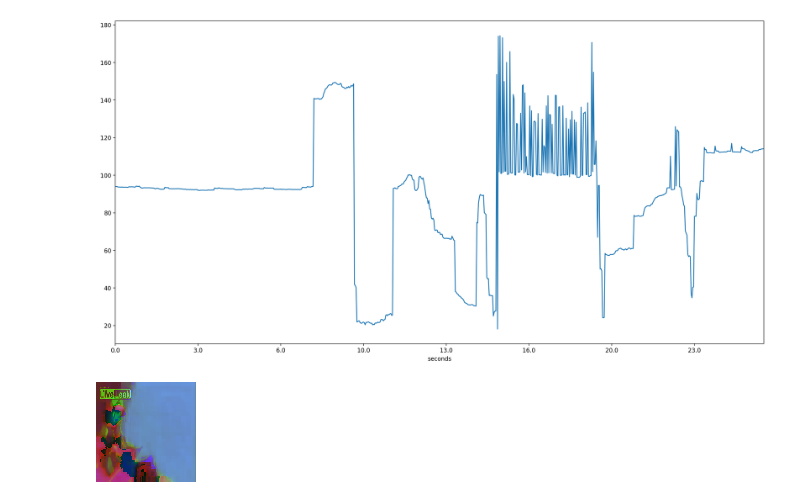
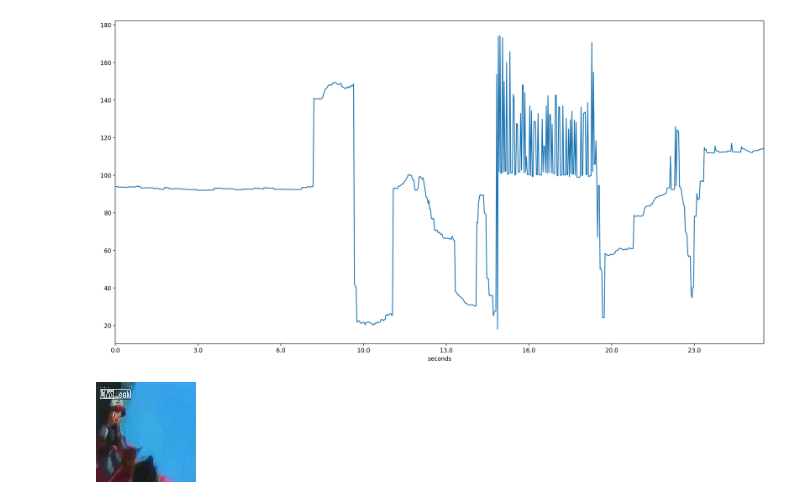
Before and after one commit to dream-team-nadia-woody/epilator, a Jupyter notebook: video_testing.ipynb, the cells around one changed output. Saved outputs shown, nothing was run; the diff lists cells and outputs as text; code cells hidden in the pictures.

```diff
--- a/video_testing.ipynb
+++ b/video_testing.ipynb
@@ -40,6 +41,7 @@ plt.show()
 # %%
 from PIL import Image
 frame = df[df.index.get_level_values(0) == 551].to_numpy().reshape((100,100,3))
+frame = cvtColor(frame,COLOR_HLS2RGB)
 Image.fromarray(frame)
 # %% [output]
-[figure, old version]
+[figure, new version]
```
Also changed, not shown: parts of 1 cell of this notebook.
